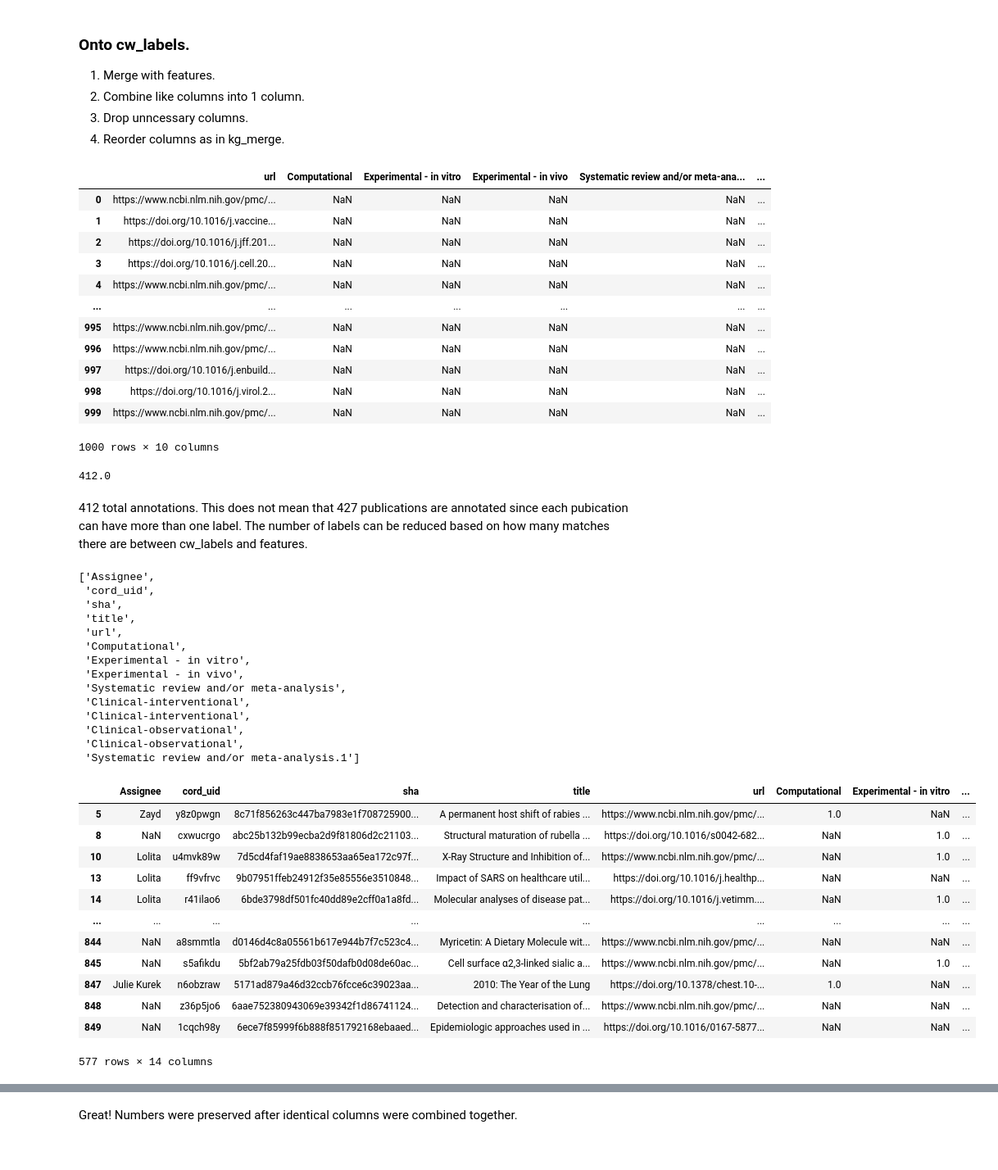
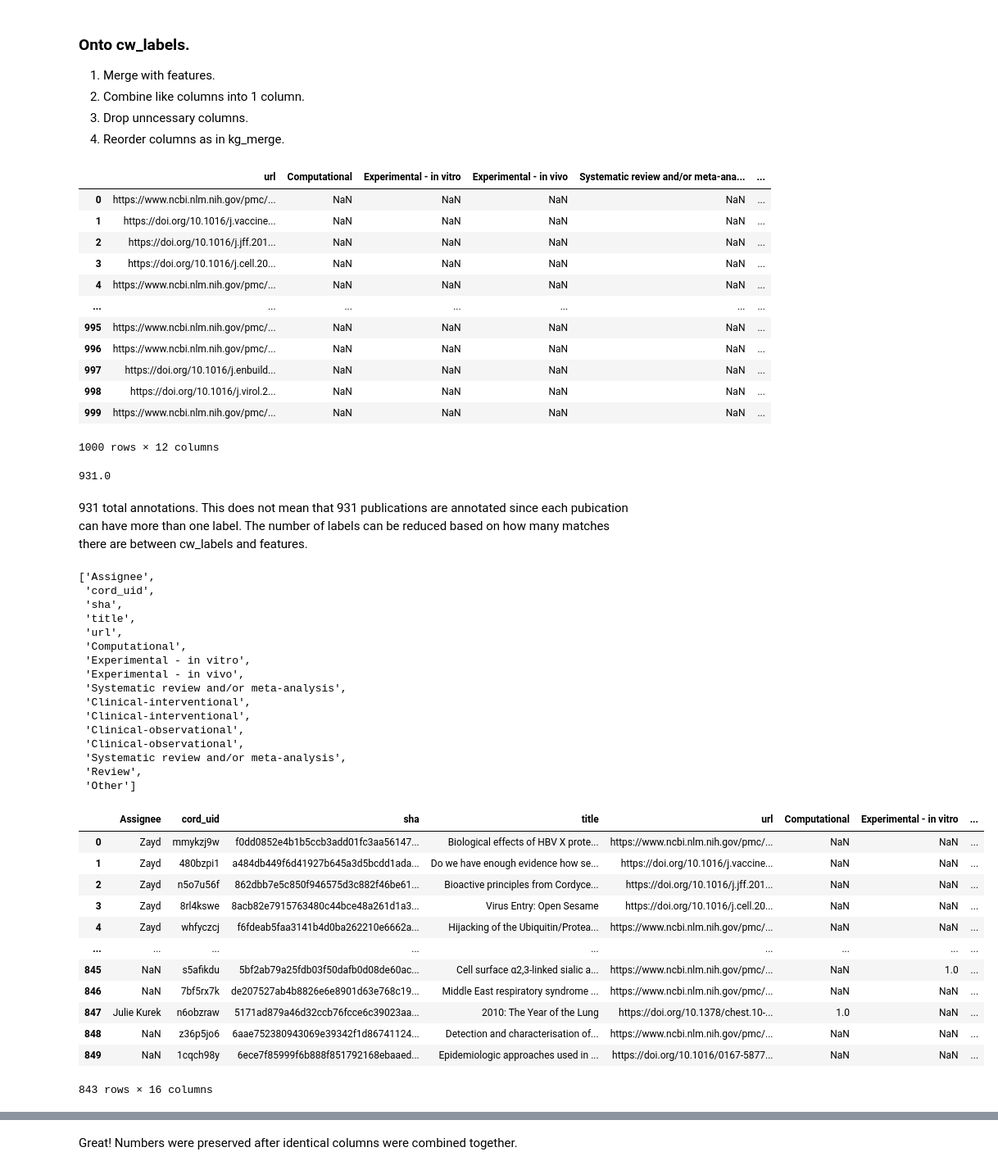
Before and after one commit to mindyng/Covid19, a Jupyter notebook: StudyTypeAnnotations.ipynb, the cells around one changed output, grey strips where cells are left out. Shown at 82% size. Saved outputs shown, nothing was run; the diff lists cells and outputs as text; code cells hidden in the pictures.

```diff
--- a/StudyTypeAnnotations.ipynb
+++ b/StudyTypeAnnotations.ipynb
@@ -152,4 +152,5 @@ Complete kg_merge annotation set by:
 1. mapping labels to cw_labels
 2. performing one-hot-encoding to output multi-label dataset
 # %%
-cw_labels = pd.read_csv('CoY_newlist.csv')
+cw_labels = pd.read_csv('CoY_newlist_v2.csv')
+list(cw_labels)
@@ -175,8 +176,9 @@ list(cw_labels)
 # %%
-cw_labels = cw_labels.drop(columns = ['Other', 'General Notes'])
+cw_labels = cw_labels.drop(columns = ['Unnamed: 16',
+ 'Unnamed: 17'])
 # %%
 #Rename/Clean-up labels
-cw_labels = cw_labels.rename(columns={'Computational ': 'Computational', 'Experimental-in vitro' : 'Experimental - in vitro', 'Experimental-in vivo' : 'Experimental - in vivo', 'Clinical-interventional.1' : 'Clinical-interventional', 'Clinical-observational.1' : 'Clinical-observational', 'Systematic review and/or meta-analysis ' : 'Systematic review and/or meta-analysis'})
+cw_labels = cw_labels.rename(columns={'Clinical-interventional.1' : 'Clinical-interventional', 'Clinical-observational.1' : 'Clinical-observational', 'Systematic review and/or meta-analysis.1' : 'Systematic review and/or meta-analysis'})
 # %%
 list(cw_labels)
 # %% [output]
@@ -360,17 +370,17 @@ cw_labels.iloc[:,4:]
 | 997 | https://doi.org/10.1016/j.enbuild... | NaN | NaN | NaN | NaN | ... |
 | 998 | https://doi.org/10.1016/j.virol.2... | NaN | NaN | NaN | NaN | ... |
 | 999 | https://www.ncbi.nlm.nih.gov/pmc/... | NaN | NaN | NaN | NaN | ... |
-1000 rows × 10 columns
+1000 rows × 12 columns
 # %%
 cw_labels.iloc[:,5:].sum()
 total3 = []
-for i in range(0,6):
+for i in range(0,11):
     total3.append(cw_labels.iloc[:,5:].sum()[i])
 sum(total3)
 # %% [output]
-412.0
+931.0
 # %% [markdown]
-412 total annotations. This does not mean that 427 publications are annotated since each pubication can have more than one label. The number of labels can be reduced based on how many matches there are between cw_labels and features.
+931 total annotations. This does not mean that 931 publications are annotated since each pubication can have more than one label. The number of labels can be reduced based on how many matches there are between cw_labels and features.
 # %%
 list(cw_labels)
 # %% [output]
@@ -387,31 +397,35 @@ list(cw_labels)
  'Clinical-interventional',
  'Clinical-observational',
  'Clinical-observational',
- 'Systematic review and/or meta-analysis.1']
+ 'Systematic review and/or meta-analysis',
+ 'Review',
+ 'Other']
 # %%
 #Drop empty annotations.
 cw_labels.dropna(subset=['Computational',
  'Experimental - in vitro',
  'Experimental - in vivo',
  'Systematic review and/or meta-analysis',
  'Clinical-interventional',
  'Clinical-interventional',
  'Clinical-observational',
  'Clinical-observational',
- 'Systematic review and/or meta-analysis.1'], how='all', inplace = True)
+ 'Systematic review and/or meta-analysis',
+ 'Review',
+ 'Other'], how='all', inplace = True)
 cw_labels
 # %% [output]
 |  | Assignee | cord_uid | sha | title | url | Computational | Experimental - in vitro | ... |
-| 5 | Zayd | y8z0pwgn | 8c71f856263c447ba7983e1f708725900... | A permanent host shift of rabies ... | https://www.ncbi.nlm.nih.gov/pmc/... | 1.0 | NaN | ... |
-| 8 | NaN | cxwucrgo | abc25b132b99ecba2d9f81806d2c21103... | Structural maturation of rubella ... | https://doi.org/10.1016/s0042-682... | NaN | 1.0 | ... |
-| 10 | Lolita | u4mvk89w | 7d5cd4faf19ae8838653aa65ea172c97f... | X-Ray Structure and Inhibition of... | https://www.ncbi.nlm.nih.gov/pmc/... | NaN | 1.0 | ... |
-| 13 | Lolita | ff9vfrvc | 9b07951ffeb24912f35e85556e3510848... | Impact of SARS on healthcare util... | https://doi.org/10.1016/j.healthp... | NaN | NaN | ... |
-| 14 | Lolita | r41ilao6 | 6bde3798df501fc40dd89e2cff0a1a8fd... | Molecular analyses of disease pat... | https://doi.org/10.1016/j.vetimm.... | NaN | 1.0 | ... |
+| 0 | Zayd | mmykzj9w | f0dd0852e4b1b5ccb3add01fc3aa56147... | Biological effects of HBV X prote... | https://www.ncbi.nlm.nih.gov/pmc/... | NaN | NaN | ... |
+| 1 | Zayd | 480bzpi1 | a484db449f6d41927b645a3d5bcdd1ada... | Do we have enough evidence how se... | https://doi.org/10.1016/j.vaccine... | NaN | NaN | ... |
+| 2 | Zayd | n5o7u56f | 862dbb7e5c850f946575d3c882f46be61... | Bioactive principles from Cordyce... | https://doi.org/10.1016/j.jff.201... | NaN | NaN | ... |
+| 3 | Zayd | 8rl4kswe | 8acb82e7915763480c44bce48a261d1a3... | Virus Entry: Open Sesame | https://doi.org/10.1016/j.cell.20... | NaN | NaN | ... |
+| 4 | Zayd | whfyczcj | f6fdeab5faa3141b4d0ba262210e6662a... | Hijacking of the Ubiquitin/Protea... | https://www.ncbi.nlm.nih.gov/pmc/... | NaN | NaN | ... |
 | ... | ... | ... | ... | ... | ... | ... | ... | ... |
-| 844 | NaN | a8smmtla | d0146d4c8a05561b617e944b7f7c523c4... | Myricetin: A Dietary Molecule wit... | https://www.ncbi.nlm.nih.gov/pmc/... | NaN | NaN | ... |
 | 845 | NaN | s5afikdu | 5bf2ab79a25fdb03f50dafb0d08de60ac... | Cell surface α2,3-linked sialic a... | https://www.ncbi.nlm.nih.gov/pmc/... | NaN | 1.0 | ... |
+| 846 | NaN | 7bf5rx7k | de207527ab4b8826e6e8901d63e768c19... | Middle East respiratory syndrome ... | https://www.ncbi.nlm.nih.gov/pmc/... | NaN | NaN | ... |
 | 847 | Julie Kurek | n6obzraw | 5171ad879a46d32ccb76fcce6c39023aa... | 2010: The Year of the Lung | https://doi.org/10.1378/chest.10-... | 1.0 | NaN | ... |
 | 848 | NaN | z36p5jo6 | 6aae752380943069e39342f1d86741124... | Detection and characterisation of... | https://www.ncbi.nlm.nih.gov/pmc/... | NaN | NaN | ... |
 | 849 | NaN | 1cqch98y | 6ece7f85999f6b888f851792168ebaaed... | Epidemiologic approaches used in ... | https://doi.org/10.1016/0167-5877... | NaN | NaN | ... |
-577 rows × 14 columns
+843 rows × 16 columns
 # %% [markdown]
```
Also changed, not shown: parts of 48 cells of this notebook.
